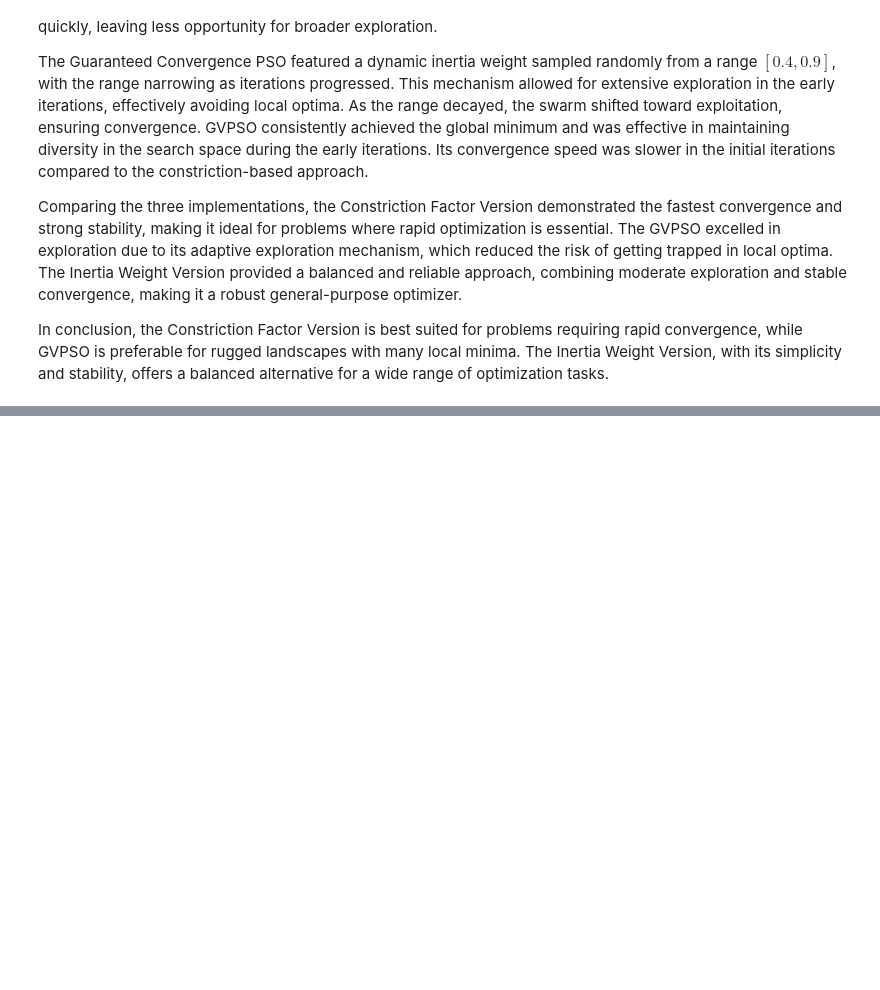
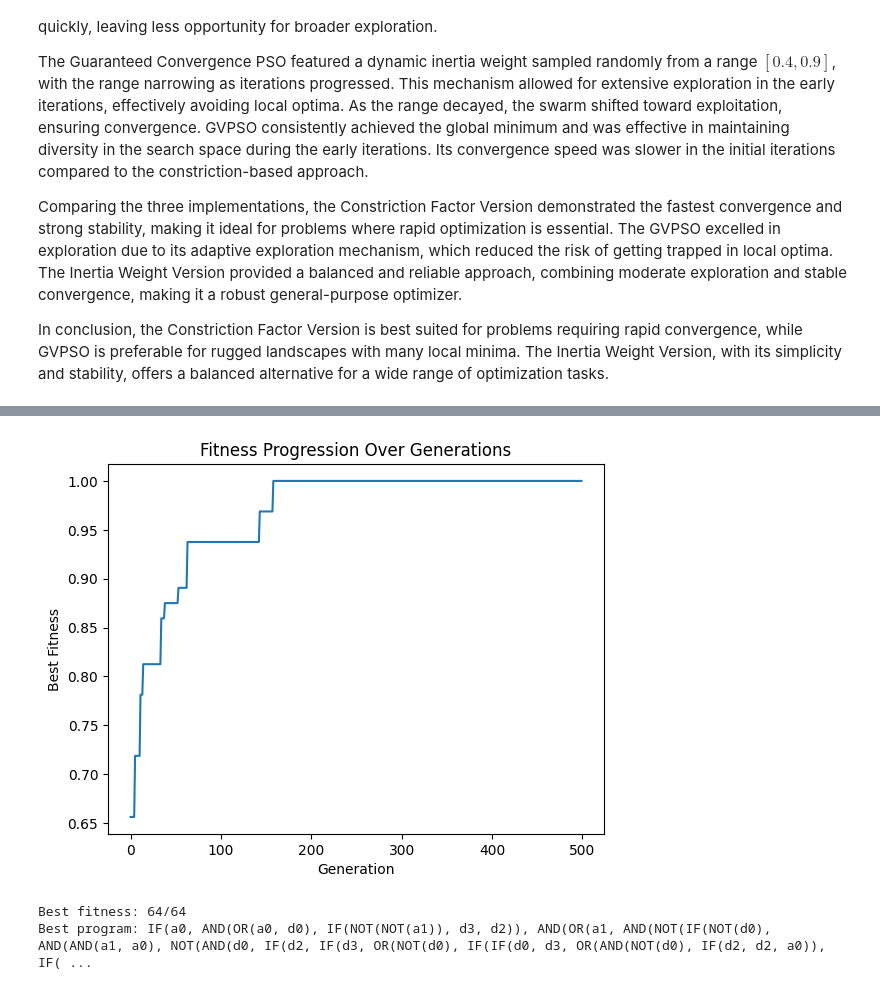
Before and after one commit to loganhartford/ece457A_a4, a Jupyter notebook: assignment4.ipynb, the cells around one changed output, grey strips where cells are left out. Cells and saved outputs as stored; diff of their text form; code cells hidden in the pictures; blank space fills up the shorter version.

```diff
--- a/assignment4.ipynb
+++ b/assignment4.ipynb
@@ -497,0 +645,18 @@ In conclusion, the Constriction Factor Version is best suited for problems requi
+# %%
+def plot_fitness_progress(fitness_progress):
+    plt.plot(fitness_progress)
+    plt.xlabel("Generation")
+    plt.ylabel("Best Fitness")
+    plt.title("Fitness Progression Over Generations")
+    plt.show()
+
+best_program, best_fitness, fitness_progress = genetic_programming(pop_size=100, generations=500, max_depth=20)
+
+plot_fitness_progress(fitness_progress)
+
+print(f"Best fitness: {int(64* best_fitness)}/64")
+print("Best program:", best_program)
+# %% [output]
+[figure, added]
+Best fitness: 64/64
+Best program: IF(a0, AND(OR(a0, d0), IF(NOT(NOT(a1)), d3, d2)), AND(OR(a1, AND(NOT(IF(NOT(d0), AND(AND(a1, a0), NOT(AND(d0, IF(d2, IF(d3, OR(NOT(d0), IF(IF(d0, d3, OR(AND(NOT(d0), IF(d2, d2, a0)), IF( ...
```
Also changed, not shown: parts of 8 cells of this notebook, 4 other files.
